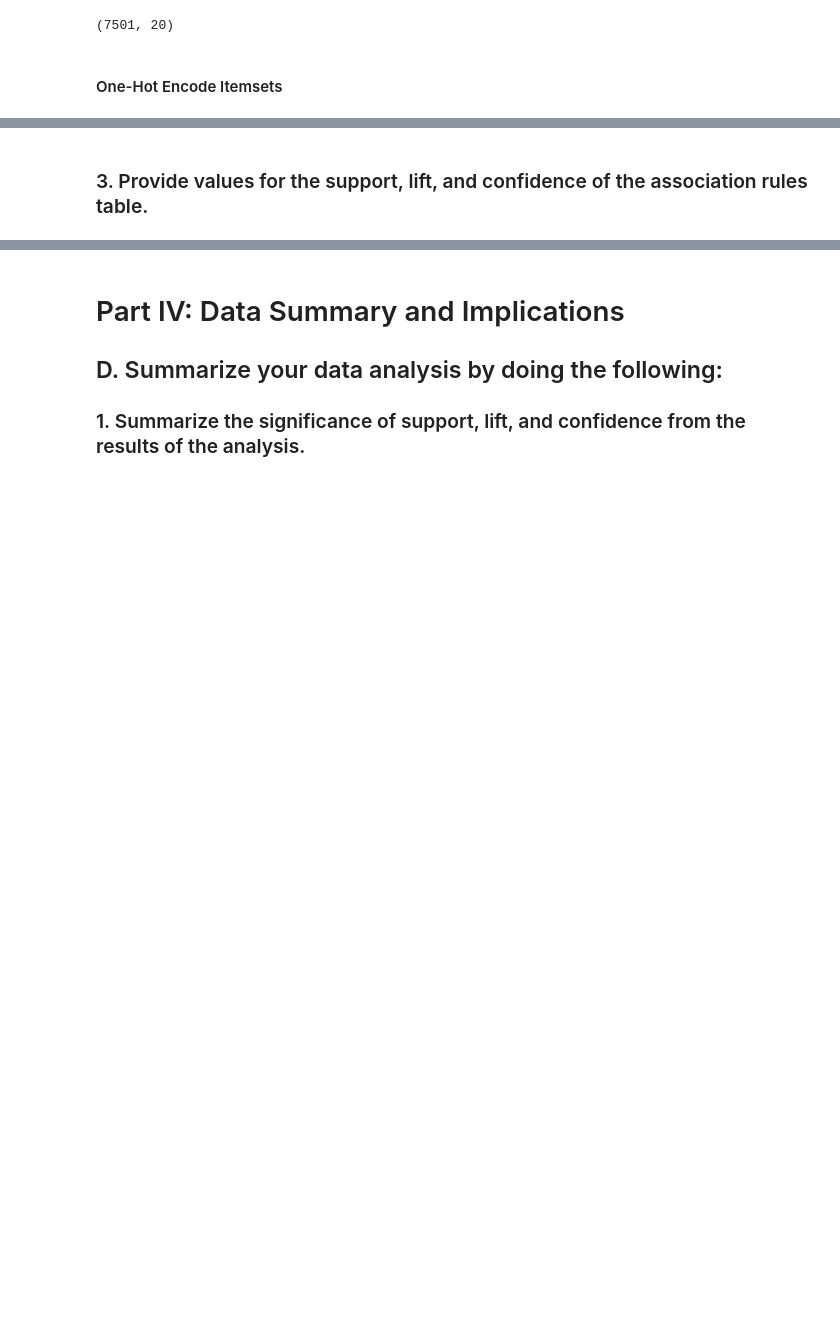
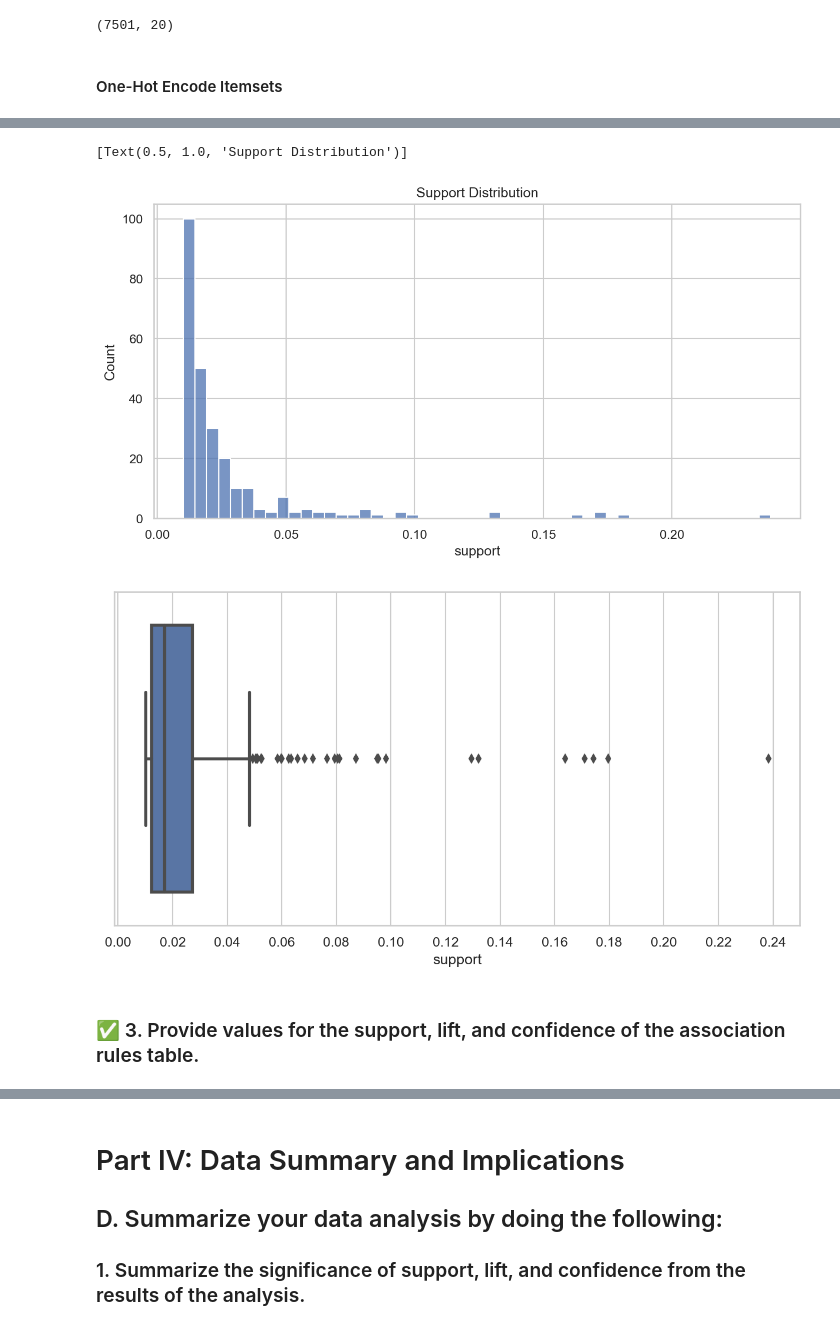
Before and after one commit to chrispaynes/OSDSC-Portfolio, a Jupyter notebook: data_mining_ii_nb/03. ASSOCIATION RULES AND LIFT ANALYSIS/market_basket.ipynb, the cells around one changed output, grey strips where cells are left out. Cells and saved outputs as stored; diff of their text form; code cells hidden in the pictures; blank space fills up the shorter version.

Commit message:
cleanup plots

```diff
--- a/data_mining_ii_nb/03. ASSOCIATION RULES AND LIFT ANALYSIS/market_basket.ipynb
+++ b/data_mining_ii_nb/03. ASSOCIATION RULES AND LIFT ANALYSIS/market_basket.ipynb
@@ -540,22 +300,0 @@ association_rules(df=frequent_itemsets, min_threshold = 0)
-# %%
-# There is a little cleanup, we need to do. First, some of the descriptions have spaces that need to be removed. We’ll also drop the rows that don’t have invoice numbers and remove the credit transactions (those with invoice numbers containing C).
-
-# strip whitespace
-# df['Description'] = df['Description'].str.strip()
-# df.dropna(axis=0, subset=['InvoiceNo'], inplace=True)
-# df['InvoiceNo'] = df['InvoiceNo'].astype('str')
-# df = df[~df['InvoiceNo'].str.contains('C')]
-
-q = pd.DataFrame({"123": "   foo   "}, index=[0])
-q.values
-
-df_obj = q.select_dtypes(['object'])
-# print (df_obj)
-# 0    a
-# 1    c
-
-# q[df_obj.columns] = df_obj.apply(lambda x: x.str.strip())
-# print (df)
-
-x = df_obj.apply(lambda x: x.str.strip())
-x.values
@@ -616,0 +342,10 @@ basket['ALARM CLOCK BAKELIKE RED'].sum()
+# %%
+# Compute frequent itemsets that have a support of at least 1% using the Apriori algorithm
+frequent_itemsets = apriori(
+    onehot_df, min_support=0.01, max_len=None, use_colnames=True
+).sort_values(by="support", ascending=False)
+
+frequent_itemsets["# antecedents"] = frequent_itemsets["itemsets"].apply(
+    lambda x: len(x)
+)
+frequent_itemsets
@@ -617,3 +375,17 @@ basket['ALARM CLOCK BAKELIKE RED'].sum()
+# %%
+_ = plt.subplots(figsize=(10, 5))
+ax = sns.histplot(data=frequent_itemsets, x="support")
+ax.set(title="Support Distribution")
+plt.show()
+
+_ = plt.subplots(figsize=(10, 5))
+ax = sns.boxplot(data=frequent_itemsets, x="support")
+ax.xaxis.set_major_locator(ticker.MultipleLocator(0.02))
+plt.show()
+# %% [output]
+[Text(0.5, 1.0, 'Support Distribution')]
+[figure]
+[figure, added]
 # %% [markdown]
 
-### 3.  Provide values for the support, lift, and confidence of the association rules table.
+### ✅ 3.  Provide values for the support, lift, and confidence of the association rules table.
```
Also changed, not shown: parts of 68 cells of this notebook, 1 other file.
